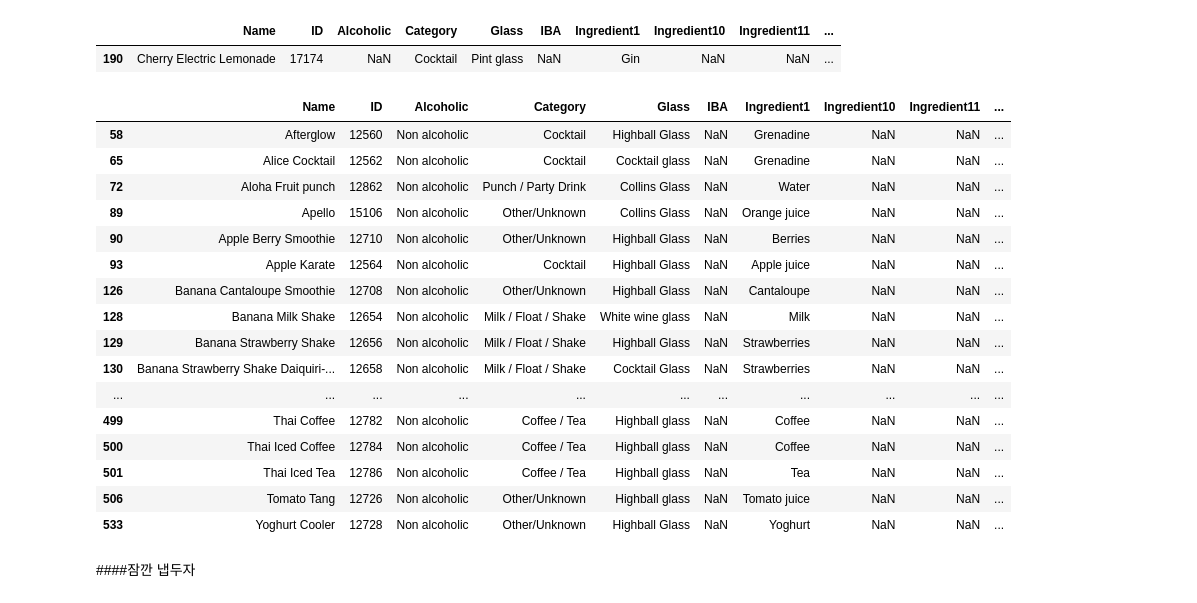
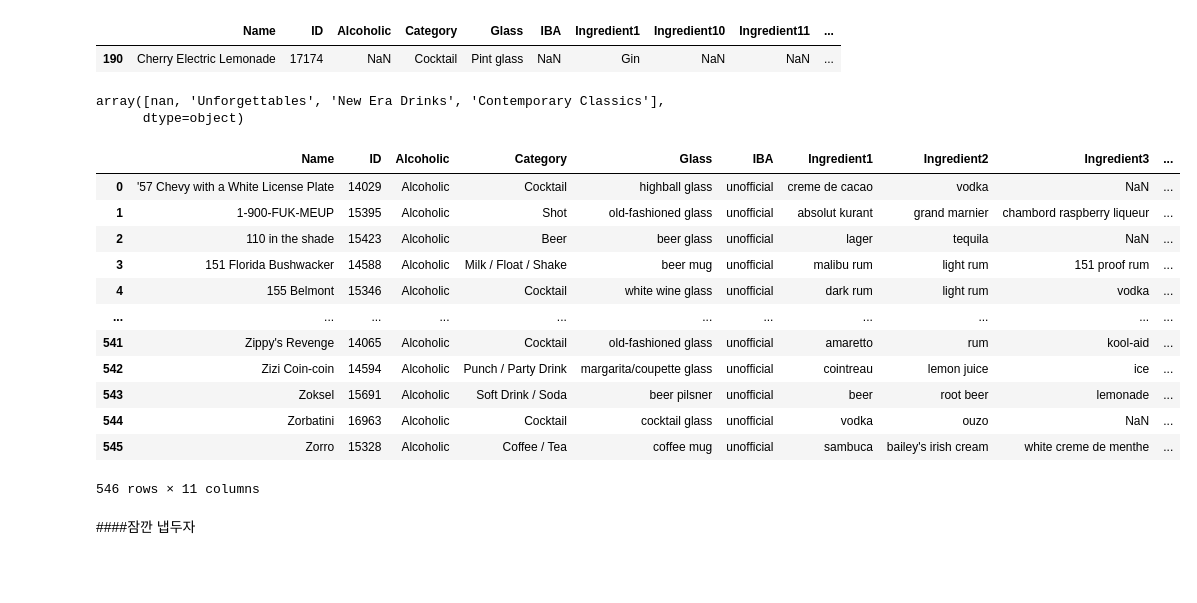
Before and after one commit to yk-Jeong/Codestates_Project, a Jupyter notebook: AI_08_정유경_Section3.ipynb, the cells around one changed output. Saved outputs shown, nothing was run; the diff lists cells and outputs as text; code cells hidden in the pictures; blank space fills up the shorter version.

```diff
--- a/AI_08_정유경_Section3.ipynb
+++ b/AI_08_정유경_Section3.ipynb
@@ -126,23 +172,8 @@ df[df['Alcoholic'].isnull()]
 # %%
 #결측치 1건은 alcoholic으로 대체
 df['Alcoholic'] = df['Alcoholic'].fillna('Alcoholic')
-# %%
-df[df['Alcoholic'] == 'Non alcoholic']
-# %% [output]
-|  | Name | ID | Alcoholic | Category | Glass | IBA | Ingredient1 | Ingredient10 | Ingredient11 | ... |
-| 58 | Afterglow | 12560 | Non alcoholic | Cocktail | Highball Glass | NaN | Grenadine | NaN | NaN | ... |
-| 65 | Alice Cocktail | 12562 | Non alcoholic | Cocktail | Cocktail glass | NaN | Grenadine | NaN | NaN | ... |
-| 72 | Aloha Fruit punch | 12862 | Non alcoholic | Punch / Party Drink | Collins Glass | NaN | Water | NaN | NaN | ... |
-| 89 | Apello | 15106 | Non alcoholic | Other/Unknown | Collins Glass | NaN | Orange juice | NaN | NaN | ... |
-| 90 | Apple Berry Smoothie | 12710 | Non alcoholic | Other/Unknown | Highball Glass | NaN | Berries | NaN | NaN | ... |
-| 93 | Apple Karate | 12564 | Non alcoholic | Cocktail | Highball Glass | NaN | Apple juice | NaN | NaN | ... |
-| 126 | Banana Cantaloupe Smoothie | 12708 | Non alcoholic | Other/Unknown | Highball Glass | NaN | Cantaloupe | NaN | NaN | ... |
-| 128 | Banana Milk Shake | 12654 | Non alcoholic | Milk / Float / Shake | White wine glass | NaN | Milk | NaN | NaN | ... |
-| 129 | Banana Strawberry Shake | 12656 | Non alcoholic | Milk / Float / Shake | Highball Glass | NaN | Strawberries | NaN | NaN | ... |
-| 130 | Banana Strawberry Shake Daiquiri-... | 12658 | Non alcoholic | Milk / Float / Shake | Cocktail Glass | NaN | Strawberries | NaN | NaN | ... |
-| ... | ... | ... | ... | ... | ... | ... | ... | ... | ... | ... |
-| 499 | Thai Coffee | 12782 | Non alcoholic | Coffee / Tea | Highball glass | NaN | Coffee | NaN | NaN | ... |
-| 500 | Thai Iced Coffee | 12784 | Non alcoholic | Coffee / Tea | Highball glass | NaN | Coffee | NaN | NaN | ... |
-| 501 | Thai Iced Tea | 12786 | Non alcoholic | Coffee / Tea | Highball glass | NaN | Tea | NaN | NaN | ... |
-| 506 | Tomato Tang | 12726 | Non alcoholic | Other/Unknown | Highball glass | NaN | Tomato juice | NaN | NaN | ... |
-| 533 | Yoghurt Cooler | 12728 | Non alcoholic | Other/Unknown | Highball Glass | NaN | Yoghurt | NaN | NaN | ... |
+# %%
+df['IBA'].unique()
+# %% [output]
+array([nan, 'Unforgettables', 'New Era Drinks', 'Contemporary Classics'],
+      dtype=object)
@@ -149,3 +183,32 @@ df[df['Alcoholic'] == 'Non alcoholic']
+# %%
+#대소문자를 통일하지 않아 Ingredients 등의 컬럼에 중복값이 생긴 것을 확인 -> 소문자로 통일하여 중복값을 제거하는 함수 적용
+def engineering(df):
+  df = df.copy()
+
+  df['Ingredient1'] = df['Ingredient1'].str.lower()
+  df['Ingredient2'] = df['Ingredient2'].str.lower()
+  df['Ingredient3'] = df['Ingredient3'].str.lower()
+  df['Ingredient4'] = df['Ingredient4'].str.lower()
+  df['Ingredient5'] = df['Ingredient5'].str.lower()
+  df['Glass'] = df['Glass'].str.lower()
+
+  return df
+# %%
+engineering(df)
+# %% [output]
+|  | Name | ID | Alcoholic | Category | Glass | IBA | Ingredient1 | Ingredient2 | Ingredient3 | ... |
+| 0 | '57 Chevy with a White License Plate | 14029 | Alcoholic | Cocktail | highball glass | unofficial | creme de cacao | vodka | NaN | ... |
+| 1 | 1-900-FUK-MEUP | 15395 | Alcoholic | Shot | old-fashioned glass | unofficial | absolut kurant | grand marnier | chambord raspberry liqueur | ... |
+| 2 | 110 in the shade | 15423 | Alcoholic | Beer | beer glass | unofficial | lager | tequila | NaN | ... |
+| 3 | 151 Florida Bushwacker | 14588 | Alcoholic | Milk / Float / Shake | beer mug | unofficial | malibu rum | light rum | 151 proof rum | ... |
+| 4 | 155 Belmont | 15346 | Alcoholic | Cocktail | white wine glass | unofficial | dark rum | light rum | vodka | ... |
+| ... | ... | ... | ... | ... | ... | ... | ... | ... | ... | ... |
+| 541 | Zippy's Revenge | 14065 | Alcoholic | Cocktail | old-fashioned glass | unofficial | amaretto | rum | kool-aid | ... |
+| 542 | Zizi Coin-coin | 14594 | Alcoholic | Punch / Party Drink | margarita/coupette glass | unofficial | cointreau | lemon juice | ice | ... |
+| 543 | Zoksel | 15691 | Alcoholic | Soft Drink / Soda | beer pilsner | unofficial | beer | root beer | lemonade | ... |
+| 544 | Zorbatini | 16963 | Alcoholic | Cocktail | cocktail glass | unofficial | vodka | ouzo | NaN | ... |
+| 545 | Zorro | 15328 | Alcoholic | Coffee / Tea | coffee mug | unofficial | sambuca | bailey's irish cream | white creme de menthe | ... |
+546 rows × 11 columns
 # %% [markdown]
 ####잠깐 냅두자
 # %%
```
Also changed, not shown: parts of 19 cells of this notebook.
